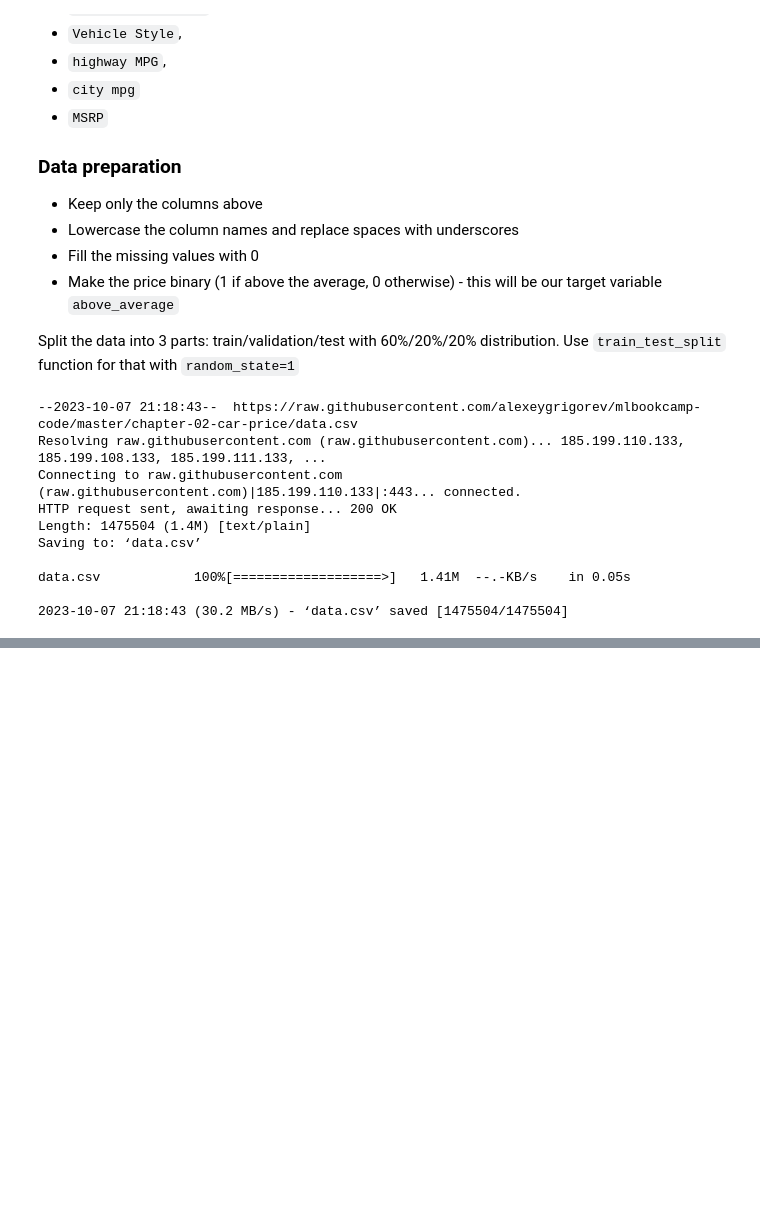
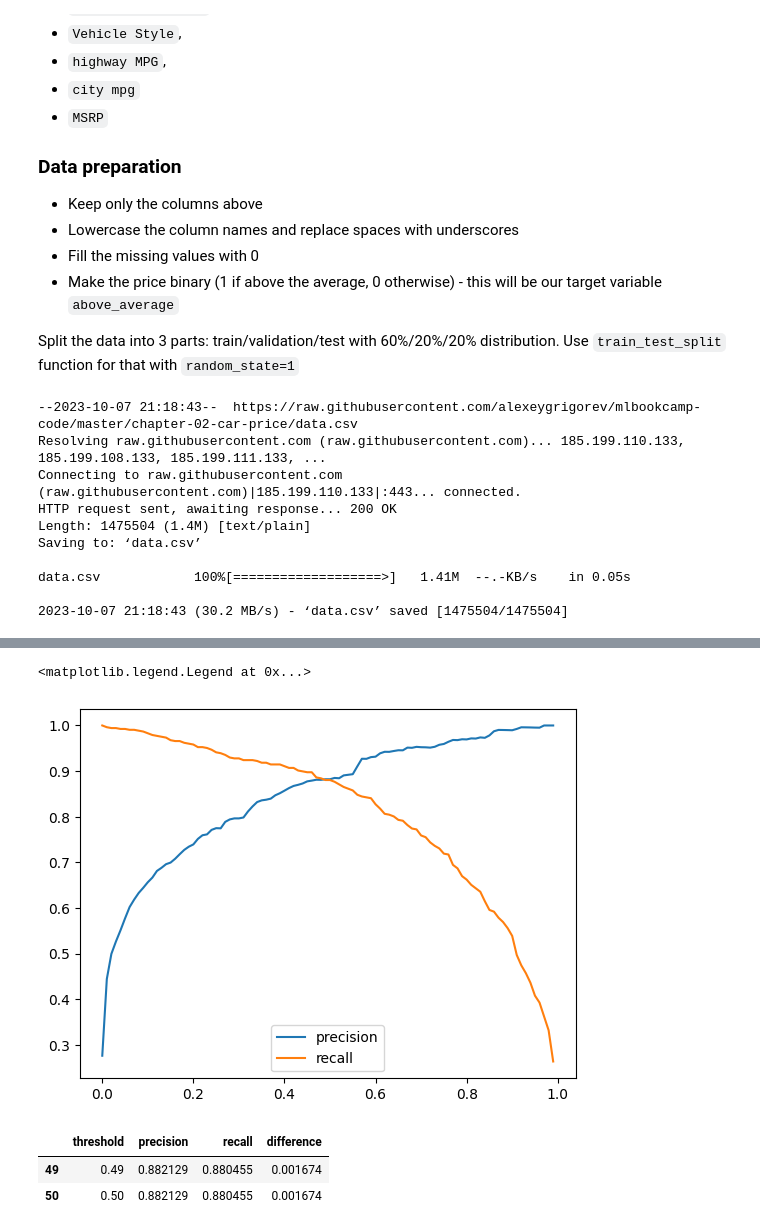
Before and after one commit to waleedayoub/machine-learning-zoomcamp, a Jupyter notebook: cohorts/2023/04-evaluation/week4-homework-submission.ipynb, the cells around one changed output, grey strips where cells are left out. Saved outputs shown, nothing was run; the diff lists cells and outputs as text; code cells hidden in the pictures; blank space fills up the shorter version.

```diff
--- a/cohorts/2023/04-evaluation/week4-homework-submission.ipynb
+++ b/cohorts/2023/04-evaluation/week4-homework-submission.ipynb
@@ -62,0 +125,5 @@ ModuleNotFoundError: No module named 'sklearn'
+# %%
+# split the data
+seed = 1
+test_size = 0.2
+train_size = 0.2
@@ -62,0 +213,4 @@ ModuleNotFoundError: No module named 'sklearn'
+# %%
+categorical = list(df_train.dtypes[df_train.dtypes == 'object'].index)
+numerical = list(df_train.dtypes[df_train.dtypes != 'object'].index)
+categorical+numerical
@@ -62,0 +246,3 @@ ModuleNotFoundError: No module named 'sklearn'
+# %%
+dv, model = train(df_train, y_train, C=1.0)
+y_pred = predict(df_val, dv, model)
@@ -62,0 +269,37 @@ ModuleNotFoundError: No module named 'sklearn'
+# %%
+thresholds = np.arange(0, 1, .01)
+scores = []
+
+for t in thresholds:
+    actual_positive = (y_val == 1)
+    actual_negative = (y_val == 0)
+
+    predict_positive = (y_pred >= t)
+    predict_negative = (y_pred < t)
+
+    tp = (predict_positive & actual_positive).sum()
+    fp = (predict_positive & actual_negative).sum()
+    tn = (predict_negative & actual_negative).sum()
+    fn = (predict_negative & actual_positive).sum()
+
+    p = tp / (tp + fp)
+    r = tp / (tp + fn)
+
+    scores.append((t, p, r))
+
+columns = ['threshold', 'precision', 'recall']
+df_pr = pd.DataFrame(scores, columns=columns)
+# %%
+plt.plot(df_pr.threshold, df_pr['precision'], label='precision')
+plt.plot(df_pr.threshold, df_pr['recall'], label='recall')
+plt.legend()
+# %% [output]
+<matplotlib.legend.Legend at 0x...>
+[figure, added]
+# %%
+df_pr['difference'] = abs(df_pr['precision'] - df_pr['recall'])
+df_pr[df_pr['difference'] == df_pr['difference'].min()]
+# %% [output]
+|  | threshold | precision | recall | difference |
+| 49 | 0.49 | 0.882129 | 0.880455 | 0.001674 |
+| 50 | 0.50 | 0.882129 | 0.880455 | 0.001674 |
```
Also changed, not shown: parts of 23 cells of this notebook, 2 other files.
